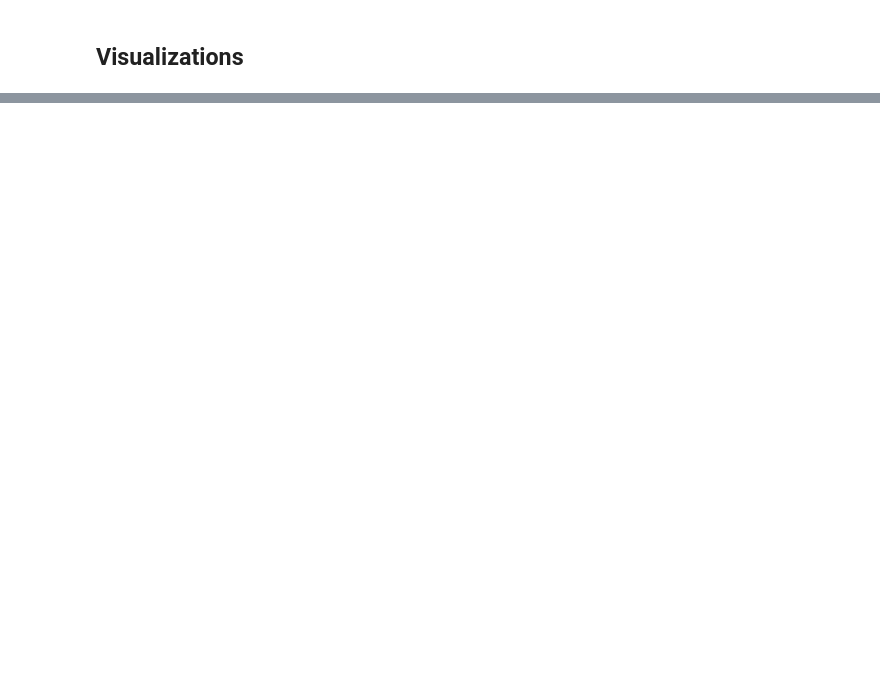
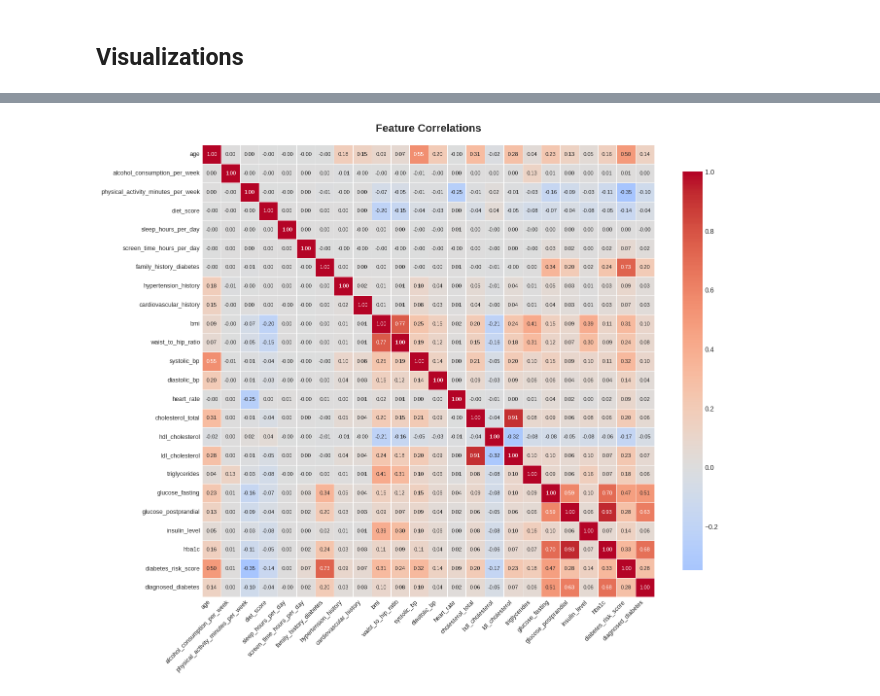
Before and after one commit to M1G039/apc-final-project, a Jupyter notebook: notebooks/01_data_exploration.ipynb, the cells around one changed output, grey strips where cells are left out. Cells and saved outputs as stored; diff of their text form; code cells hidden in the pictures; blank space fills up the shorter version.

```diff
--- a/notebooks/01_data_exploration.ipynb
+++ b/notebooks/01_data_exploration.ipynb
@@ -73,0 +101,19 @@ print('Data saved!')
+# %%
+# Correlation matrix with improved readability for many features
+plt.figure(figsize=(14, 12))
+
+# Select only numeric columns
+numeric_df = df.select_dtypes(include=[np.number])
+correlation_matrix = numeric_df.corr()
+
+# Plot with smaller annotations for readability
+sns.heatmap(correlation_matrix, annot=True, fmt='.2f', cmap='coolwarm',
+            center=0, square=True, linewidths=0.5,
+            cbar_kws={"shrink": 0.8}, annot_kws={"fontsize": 8})
+plt.title('Feature Correlations', fontsize=16, fontweight='bold', pad=20)
+plt.xticks(rotation=45, ha='right', fontsize=9)
+plt.yticks(rotation=0, fontsize=9)
+plt.tight_layout()
+plt.show()
+# %% [output]
+[figure, added]
```
Also changed, not shown: parts of 10 cells of this notebook, 12 other files.
